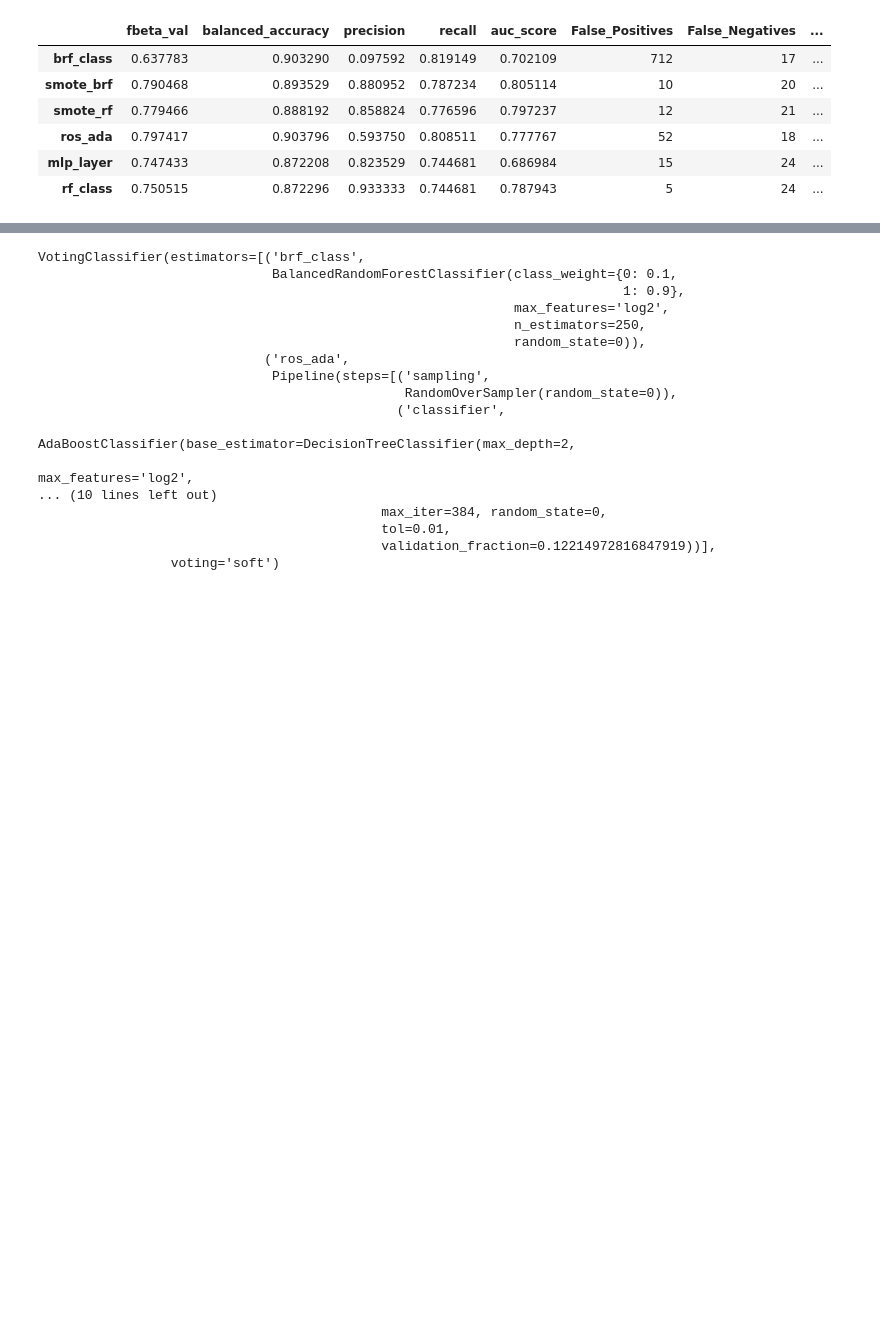
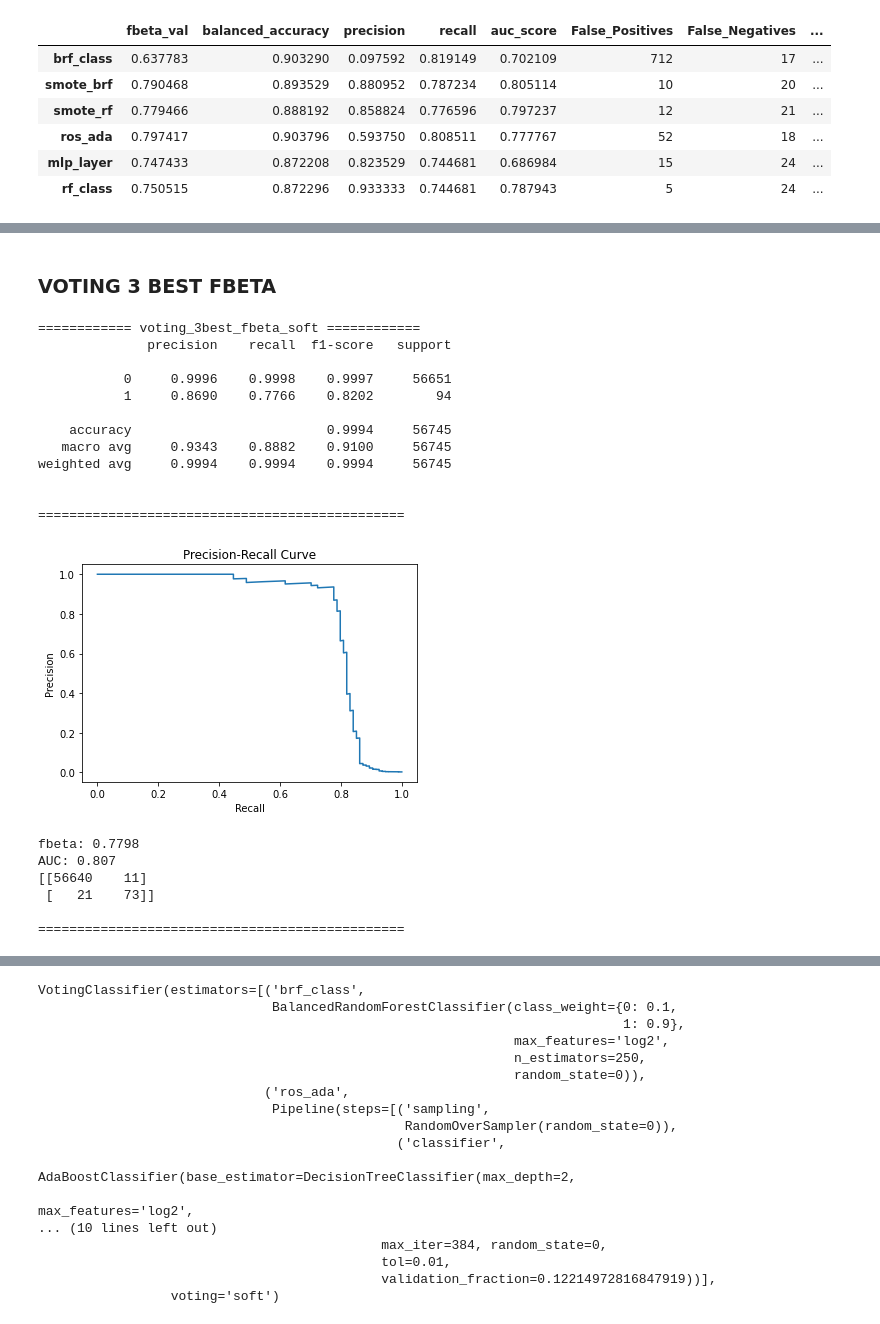
Before and after one commit to xmarkx/fraud_detection, a Jupyter notebook: K_Credit_cards_fraud-CopyV3.ipynb, the cells around one changed output, grey strips where cells are left out. Drawn from its saved outputs; the diff is of its cells as text; code cells hidden in the pictures; blank space fills up the shorter version.

Commit message:
Voters and threshold
 The voting_3best_fbeta and voting_5best_recall was trained and tested. Thresfold on ros_ada and voting_5best_recall was tested

```diff
--- a/K_Credit_cards_fraud-CopyV3.ipynb
+++ b/K_Credit_cards_fraud-CopyV3.ipynb
@@ -3050,16 +3056,16 @@ from sklearn.model_selection import KFold
 k_fold_cw = KFold(n_splits=5, shuffle=True, random_state=0)
 #n_iter = 100
 try:
-    results_brf_class2, best_brf_class2, best_params_brf_class2, cv_details_brf_class2 = model_tune(models[0], model_names[0],
+    results_brf_class, best_brf_class, best_params_brf_class, cv_details_brf_class = model_tune(models[0], model_names[0],
                                                                      'Grid', params[0], X_train_hour_amt_robust_log, y_train,
                                                                      X_val_hour_amt_robust_log, y_val, cv=k_fold_cw, beta=5) #n_iter=NOne,
-    best_params_brf_class2_df = pd.DataFrame(best_params_brf_class2, index=[0]).T.reset_index()
-    best_params_brf_class2_df.columns = ['parameter', 'value']
-    print(best_params_brf_class2_df)
+    best_params_brf_class_df = pd.DataFrame(best_params_brf_class, index=[0]).T.reset_index()
+    best_params_brf_class_df.columns = ['parameter', 'value']
+    print(best_params_brf_class_df)
 
-    results_brf_class2_df = pd.DataFrame(data=results_brf_class2.values(), index=results_brf_class2.keys(),\
+    results_brf_class_df = pd.DataFrame(data=results_brf_class.values(), index=results_brf_class.keys(),\
                       columns=['fbeta_val', 'balanced_accuracy', 'precision', 'recall', 'auc_score', 'False_Positives', 'False_Negatives', 'Avg_Train_Time', 'Test_Time'])
-    print(results_brf_class2_df)
+    results_brf_class_df
 
 
 except:
@@ -3390,0 +3439,2 @@ best_params_ros_ada
+# %% [markdown]
+### VOTING 3 BEST FBETA
@@ -3390,0 +3494,30 @@ best_params_ros_ada
+# %%
+voting_3best_fbeta_soft = VotingClassifier(
+                            estimators=[('ros_ada', ros_ada),
+                                        ('smote_brf', smote_brf ),
+                                        ('smote_rf', smote_rf )],
+                             voting='soft')
+# %%
+results_voting_3best_fbeta_soft, voting_3best_fbeta_soft, y_prob_voting_3best_fbeta_soft = model_tester3(voting_3best_fbeta_soft, 'voting_3best_fbeta_soft',
+                                                                                                         X_train_hour_amt_robust_log, y_train,
+                                                                                                         X_val_hour_amt_robust_log, y_val)
+# %% [output]
+============ voting_3best_fbeta_soft ============
+              precision    recall  f1-score   support
+
+           0     0.9996    0.9998    0.9997     56651
+           1     0.8690    0.7766    0.8202        94
+
+    accuracy                         0.9994     56745
+   macro avg     0.9343    0.8882    0.9100     56745
+weighted avg     0.9994    0.9994    0.9994     56745
+
+
+===============================================
+[figure, added]
+fbeta: 0.7798
+AUC: 0.807
+[[56640    11]
+ [   21    73]]
+
+===============================================
```
Also changed, not shown: parts of 94 cells of this notebook, 8 other files.
